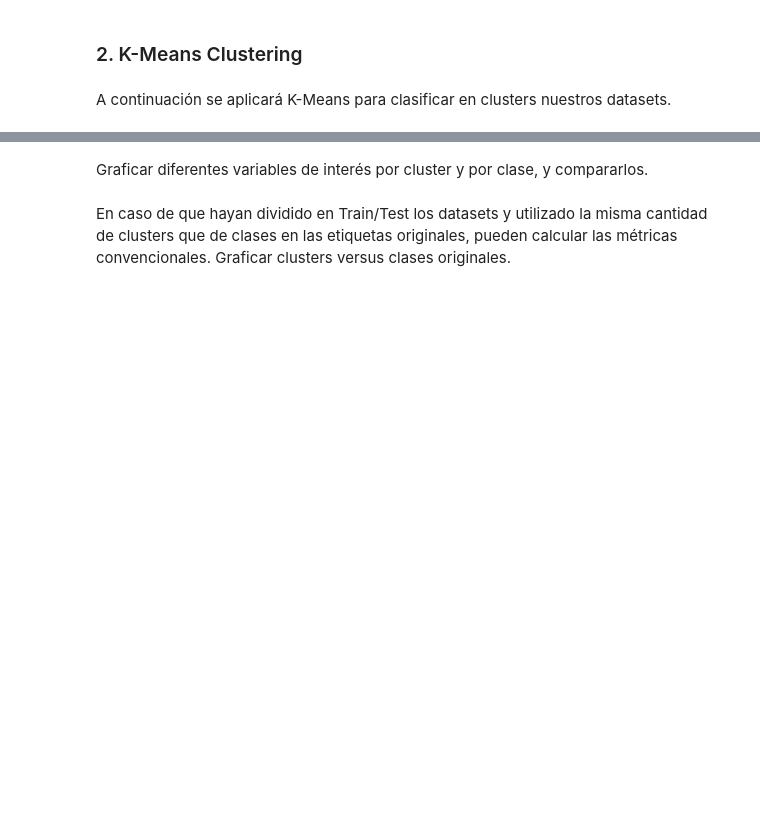
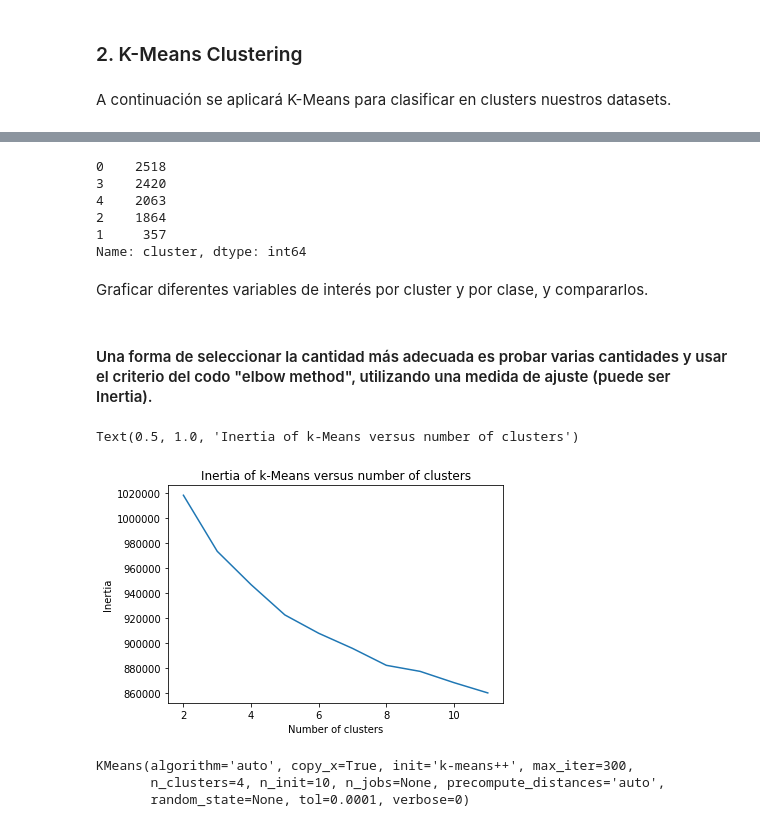
Before and after one commit to joseleonardocarabajal/MentoriaNivelPobrezaCostaRica, a Jupyter notebook: Practico 5 - Aprendizaje No Supervisado/5- Pobreza en Costa Rica - Aprendizaje No Supervisado.ipynb, the cells around one changed output, grey strips where cells are left out. Saved outputs shown, nothing was run; the diff lists cells and outputs as text; code cells hidden in the pictures; blank space fills up the shorter version.

```diff
--- a/Practico 5 - Aprendizaje No Supervisado/5- Pobreza en Costa Rica - Aprendizaje No Supervisado.ipynb
+++ b/Practico 5 - Aprendizaje No Supervisado/5- Pobreza en Costa Rica - Aprendizaje No Supervisado.ipynb
@@ -451,7 +453,7 @@ A continuación se aplicará K-Means para clasificar en clusters nuestros datase
 # %%
 num_clusters = 5
 km = KMeans(n_clusters=num_clusters)
-km.fit(_ds_individuo)
+km.fit(_ds_ind)
 
 clusters = km.labels_.tolist()
 # %%
@@ -463,7 +472,14 @@ for i in range(num_clusters):
 # %%
 # Agrupar por clusters y clases los datasets, utilizando .count()
-_ds_individuo['cluster'] = clusters
-_ds_individuo['cluster'].value_counts()
+_ds_ind['cluster'] = clusters
+_ds_ind['cluster'].value_counts()
+# %% [output]
+0    2518
+3    2420
+4    2063
+2    1864
+1     357
+Name: cluster, dtype: int64
 # %%
 # Calcular estadísticos relevantes para variables clave del dataset, diferenciados por cada cluster
 # Pueden usar .describe()
@@ -473,13 +489,13 @@ centroids = km.cluster_centers_   # centroids = km.centroids
 order_centroids = centroids.argsort()[:, ::-1]
 # %%
 # Aplicar método de Elbow para identificar el número de clusters óptimo
-n =
+n = 3
 sum_sq_dist = []
 list_k = list(range(1, n))
 
 for k in list_k:
     km = KMeans(n_clusters=k)
-    km.fit(_ds_individual)
+    km.fit(_ds_ind)
     sum_sq_dist.append(km.inertia_)
 # %%
 # Calcular la métrica de la silueta. Pueden usar los módulos silhouette_samples y silhouette_score
@@ -488,4 +504,20 @@ silhouette_vals = silhouette_samples(_ds_individual, clusters)
 # %% [markdown]
 Graficar diferentes variables de interés por cluster y por clase, y compararlos.
-# %% [markdown]
-En caso de que hayan dividido en Train/Test los datasets y utilizado la misma cantidad de clusters que de clases en las etiquetas originales, pueden calcular las métricas convencionales. Graficar clusters versus clases originales.
+# %% [markdown]
+#### Una forma de seleccionar la cantidad más adecuada es probar varias cantidades y usar el criterio del codo "elbow method", utilizando una medida de ajuste (puede ser Inertia).
+# %%
+scores = [KMeans(n_clusters=i+2).fit(_ds_ind).inertia_ for i in range(10)]
+plt.plot(np.arange(2, 12), scores)
+plt.xlabel('Number of clusters')
+plt.ylabel("Inertia")
+plt.title("Inertia of k-Means versus number of clusters")
+# %% [output]
+Text(0.5, 1.0, 'Inertia of k-Means versus number of clusters')
+[figure, added]
+# %%
+kmeans = KMeans(n_clusters=4)
+kmeans.fit(_ds_ind)
+# %% [output]
+KMeans(algorithm='auto', copy_x=True, init='k-means++', max_iter=300,
+       n_clusters=4, n_init=10, n_jobs=None, precompute_distances='auto',
+       random_state=None, tol=0.0001, verbose=0)
```
Also changed, not shown: parts of 29 cells of this notebook, 2 other files.
